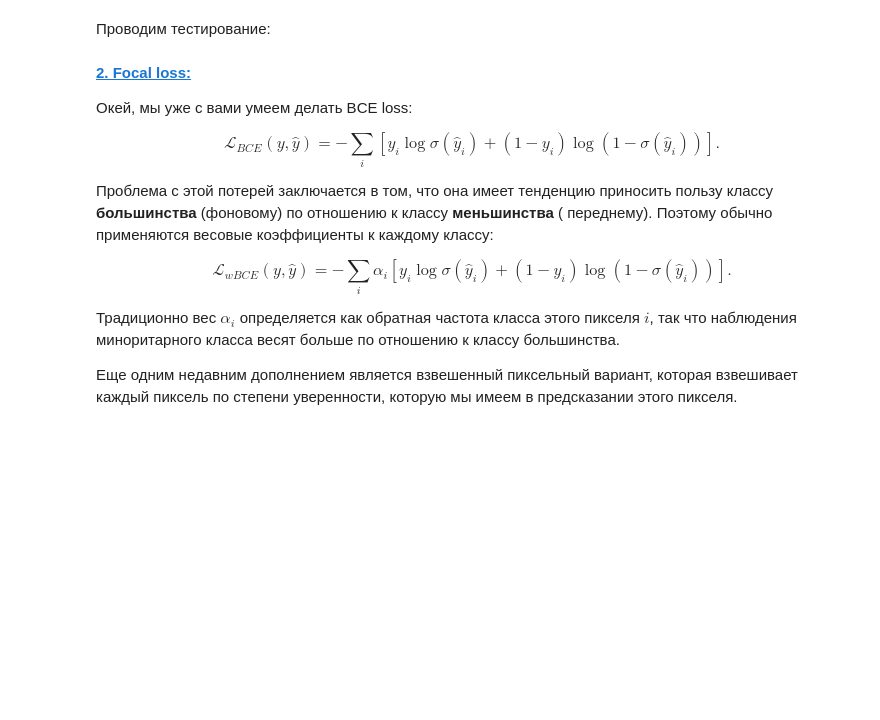
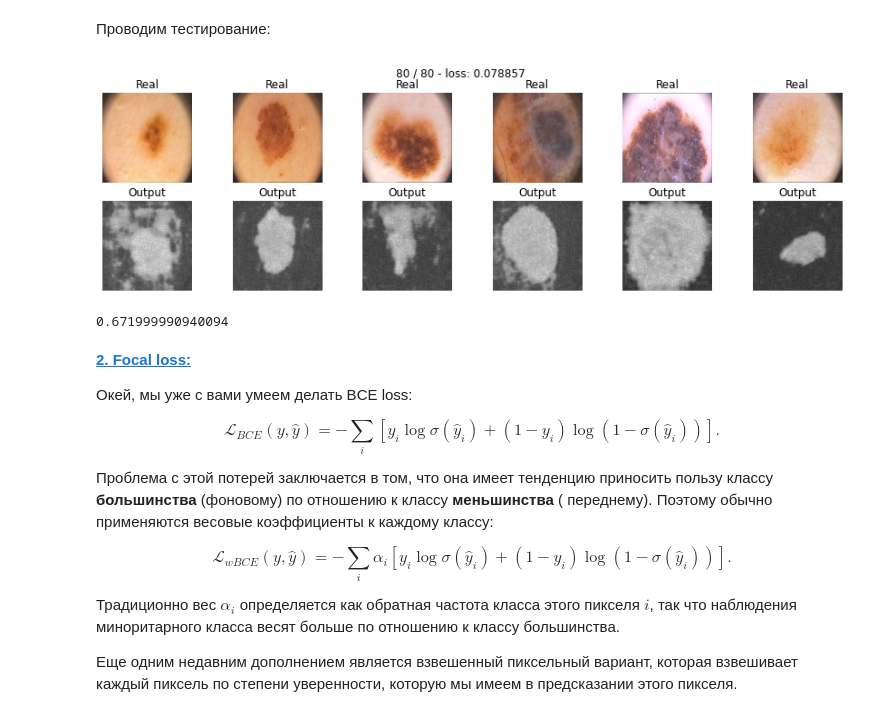
Before and after one commit to NilRadle/DLS, a Jupyter notebook: HW.semantic_segmentation.ipynb, the cells around one changed output. Saved outputs shown, nothing was run; the diff lists cells and outputs as text; code cells hidden in the pictures; blank space fills up the shorter version.

```diff
--- a/HW.semantic_segmentation.ipynb
+++ b/HW.semantic_segmentation.ipynb
@@ -357,17 +377,22 @@ $$D(X,Y)=\frac{2|X\cap Y|}{|X|+|Y|}$$
 $$\mathcal L_D(X,Y) = 1-\frac{1}{256 \times 256} \times \frac{\sum_i2X_iY_i}{\sum_iX_i+Y_i}.$$
 
 Не забудьте подумать о численной нестабильности, возникающей в математической формуле.
-# %%
-def dice_loss(y_real, y_pred):
-    num =
-    den =
-    res =
-    return res
+# %%
+def dice_loss(y_real, y_pred):
+    # y_pred = y_pred.sigmoid()
+    num = 2 * torch.sum((y_pred*y_real), (1,2,3))
+    den = torch.sum((y_pred*y_pred), (1,2,3)) + torch.sum((y_real*y_real), (1,2,3))
+    res = torch.mean(1 - num/den)
+    return res
 # %% [markdown]
 Проводим тестирование:
 # %%
 model_dice = SegNet().to(device)
 
-max_epochs = 40
-optimaizer = optim.Adam(model_dice.parameters())
+max_epochs = 80
+optimaizer = torch.optim.Adam(model_dice.parameters())
 train(model_dice, optimaizer, dice_loss, max_epochs, data_tr, data_val)
+print(score_model(model_dice, iou_pytorch, data_val))
+# %% [output]
+[figure, added]
+0.671999990940094
```
Also changed, not shown: parts of 32 cells of this notebook, 1 other file.
